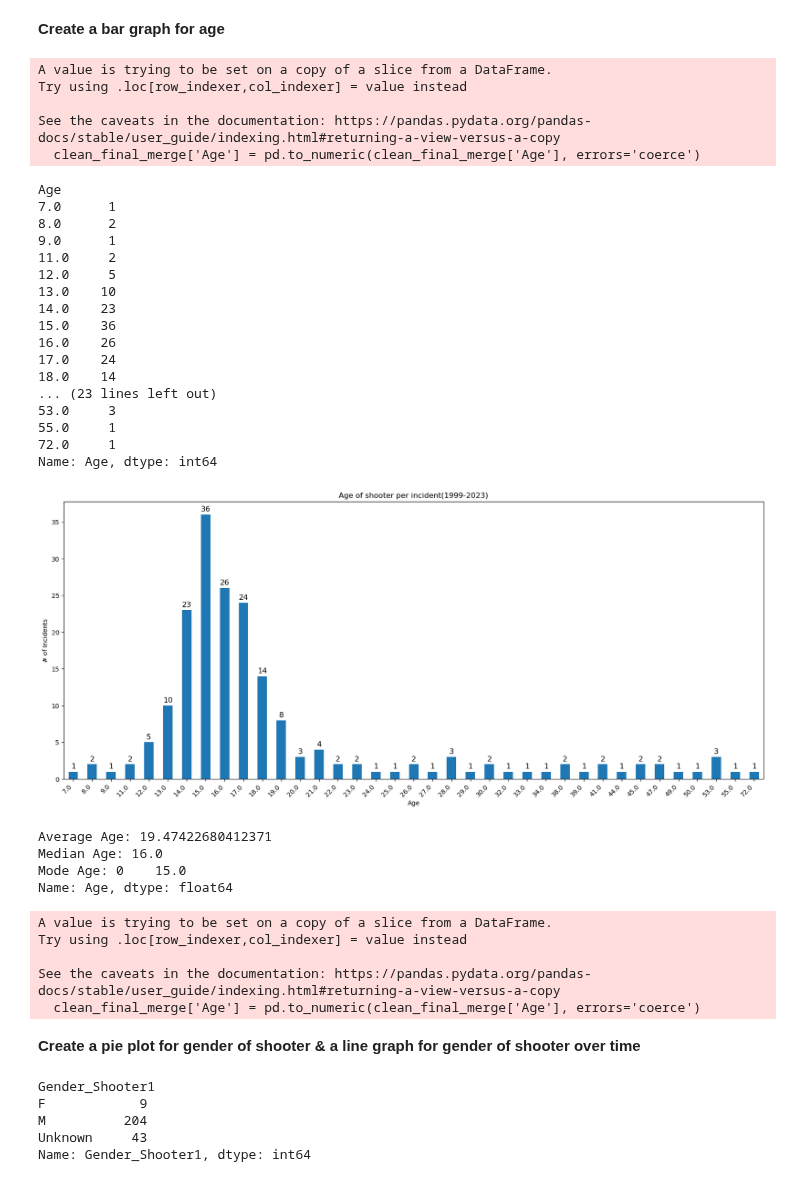
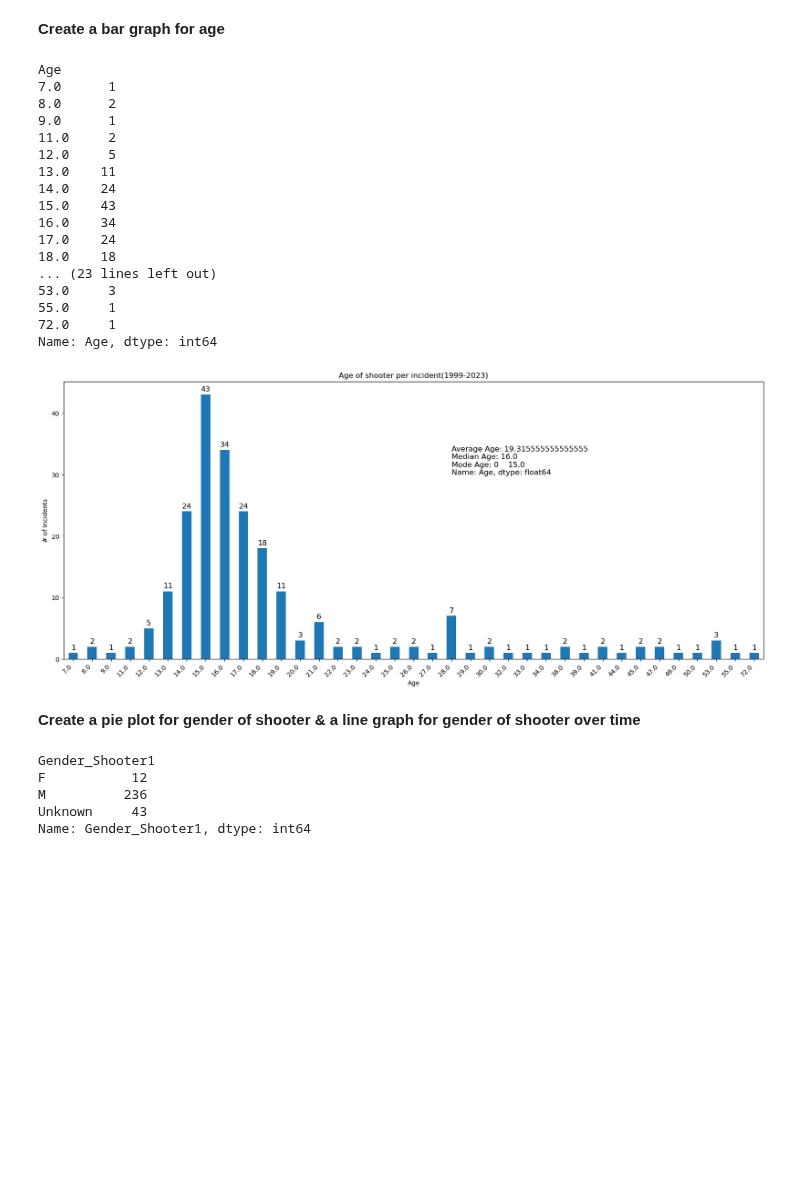
Before and after one commit to LeviEzra1/Project1_team4, a Jupyter notebook: Adriel_analysis/Final_data_Jdata_copy.ipynb, the cells around one changed output. Cells and saved outputs as stored; diff of their text form; code cells hidden in the pictures; blank space fills up the shorter version.

```diff
--- a/Adriel_analysis/Final_data_Jdata_copy.ipynb
+++ b/Adriel_analysis/Final_data_Jdata_copy.ipynb
@@ -265,0 +15,7 @@ clean_final_merge
+# %%
+Final_Path = Path("Clean_Final_Data.csv")
+Final_Read = pd.read_csv(Final_Path)
+# %%
+#Data frames
+clean_final_merge = pd.DataFrame(Final_Read)
+clean_final_merge
@@ -670,71 +437,63 @@ counted_age = grouped_age['Age'].count()
 
 counted_age
 # %% [output]
-A value is trying to be set on a copy of a slice from a DataFrame.
-Try using .loc[row_indexer,col_indexer] = value instead
-
-See the caveats in the documentation: https://pandas.pydata.org/pandas-docs/stable/user_guide/indexing.html#returning-a-view-versus-a-copy
-  clean_final_merge['Age'] = pd.to_numeric(clean_final_merge['Age'], errors='coerce')
+Age
+7.0      1
+8.0      2
+9.0      1
+11.0     2
+12.0     5
+13.0    11
+14.0    24
+15.0    43
+16.0    34
+17.0    24
+18.0    18
+... (23 lines left out)
+53.0     3
+55.0     1
+72.0     1
+Name: Age, dtype: int64
-Age
-7.0      1
-8.0      2
-9.0      1
-11.0     2
-12.0     5
-13.0    10
-14.0    23
-15.0    36
-16.0    26
-17.0    24
-18.0    14
-... (23 lines left out)
-53.0     3
-55.0     1
-72.0     1
-Name: Age, dtype: int64
 # %%
 # Create a bar chart
 ax = counted_age.plot(kind="bar", figsize=(20,8))
 
 #annotate bars with values
 for container in ax.containers:
     ax.bar_label(container, label_type='edge', fontsize=12, padding=3)
 
 # Rotate x-axis labels
 plt.xticks(rotation=45, ha='right')
 plt.xlabel("Age")
 plt.ylabel("# of Incidents")
 plt.title("Age of shooter per incident(1999-2023)")
 
-plt.show()
-
 #calculate statistics
 #drop unknown
 #Drop counts for 'Unknown'
 # Convert 'unknown' strings to NaN
 clean_final_merge['Age'] = pd.to_numeric(clean_final_merge['Age'], errors='coerce')
 
 # Calculate the mean age
 mean_age = clean_final_merge['Age'].mean()
 median_age = clean_final_merge['Age'].median()
 mode_age = clean_final_merge['Age'].mode()
 
+#add f-string annotation
+plt.text(20, 30, f"Average Age: {mean_age}\nMedian Age: {median_age}\nMode Age: {mode_age}", fontsize=12, color='black')
 
 #print mean, median, & mode beneath graph
-print(f'Average Age: {mean_age}')
-print(f'Median Age: {median_age}')
-print(f'Mode Age: {mode_age}')
+#print(f'Average Age: {mean_age}')
+#print(f'Median Age: {median_age}')
+#print(f'Mode Age: {mode_age}')
+
+#save as png
+plt.savefig('Plots/map_plot_3.png')
+
+#plot
+plt.show()
 # %% [output]
-[figure, old version]
+[figure, new version]
-Average Age: 19.47422680412371
-Median Age: 16.0
-Mode Age: 0    15.0
-Name: Age, dtype: float64
-A value is trying to be set on a copy of a slice from a DataFrame.
-Try using .loc[row_indexer,col_indexer] = value instead
-
-See the caveats in the documentation: https://pandas.pydata.org/pandas-docs/stable/user_guide/indexing.html#returning-a-view-versus-a-copy
-  clean_final_merge['Age'] = pd.to_numeric(clean_final_merge['Age'], errors='coerce')
 # %% [markdown]
 **Create a pie plot for gender of shooter & a line graph for gender of shooter over time**
 # %%
@@ -750,8 +509,8 @@ count_shooter_gender = count_shooter_gender.drop('H', errors='ignore')
 count_shooter_gender
 # %% [output]
 Gender_Shooter1
-F            9
-M          204
+F           12
+M          236
 Unknown     43
 Name: Gender_Shooter1, dtype: int64
 # %%
```
Also changed, not shown: parts of 40 cells of this notebook, 1 other file.
